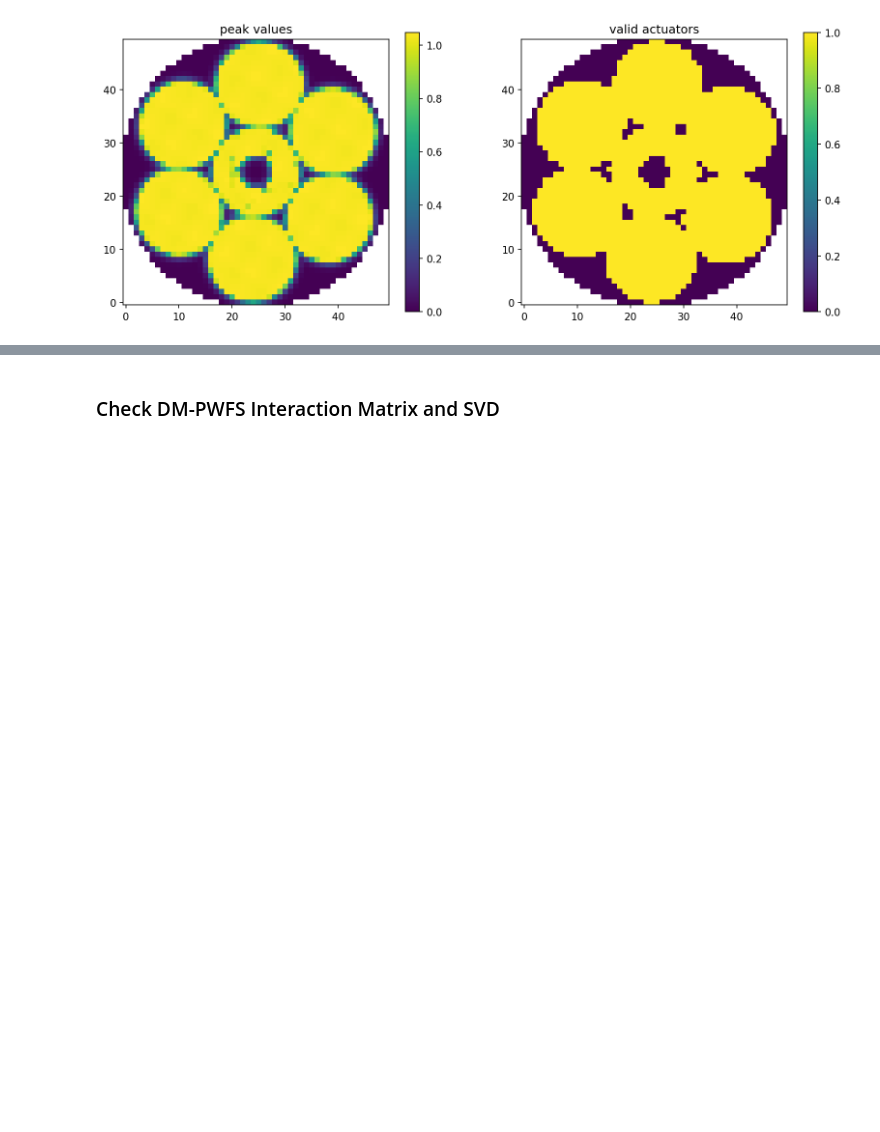
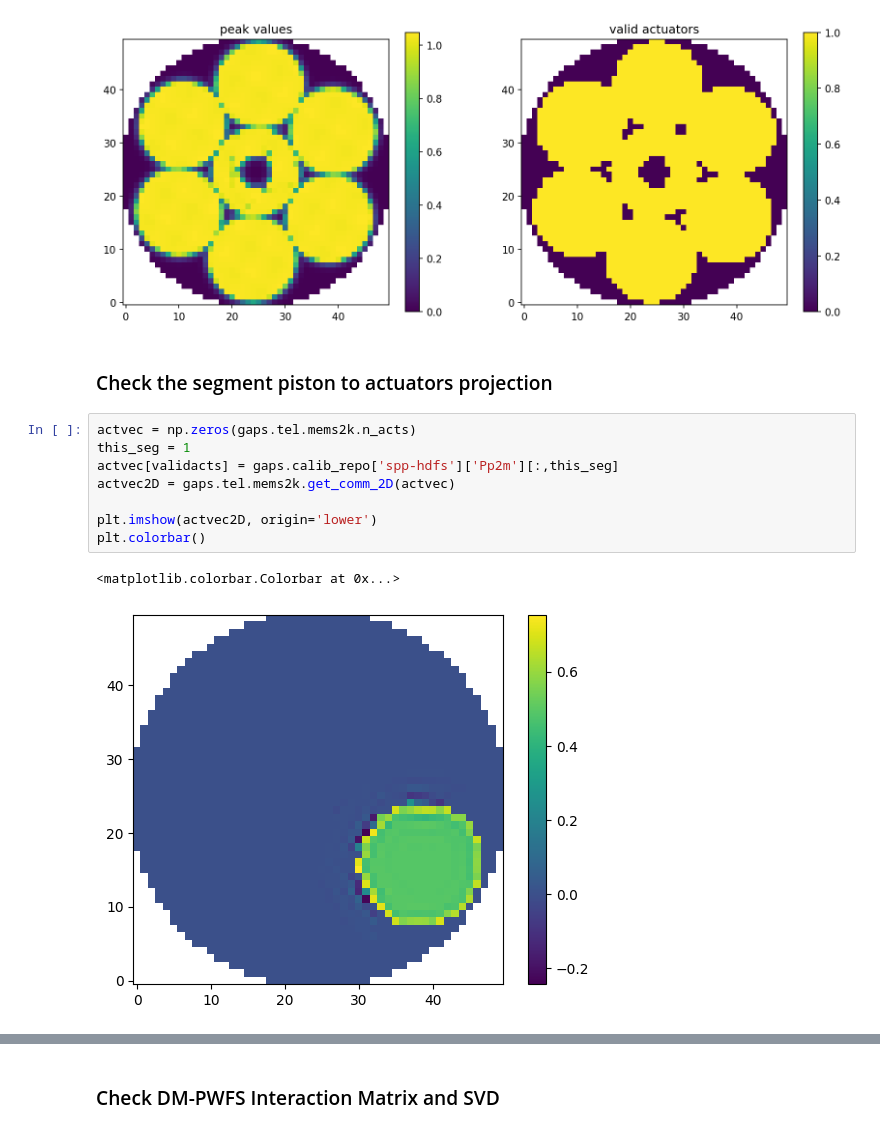
Before and after one commit to fquiros/CEO, a Jupyter notebook: python/ceo/gaps/zonal_control_test_demo.ipynb, the cells around one changed output, grey strips where cells are left out. Cells and saved outputs as stored; diff of their text form; blank space fills up the shorter version.

```diff
--- a/python/ceo/gaps/zonal_control_test_demo.ipynb
+++ b/python/ceo/gaps/zonal_control_test_demo.ipynb
@@ -243,3 +243,16 @@ clb2 = fig.colorbar(im2, ax=ax2)
 ax2.set_title('valid actuators');
 # %% [output]
 [figure]
+# %% [markdown]
+### Check the segment piston to actuators projection
+# %%
+actvec = np.zeros(gaps.tel.mems2k.n_acts)
+this_seg = 1
+actvec[validacts] = gaps.calib_repo['spp-hdfs']['Pp2m'][:,this_seg]
+actvec2D = gaps.tel.mems2k.get_comm_2D(actvec)
+
+plt.imshow(actvec2D, origin='lower')
+plt.colorbar()
+# %% [output]
+<matplotlib.colorbar.Colorbar at 0x...>
+[figure, added]
```
Also changed, not shown: parts of 16 cells of this notebook, 1 other file.
